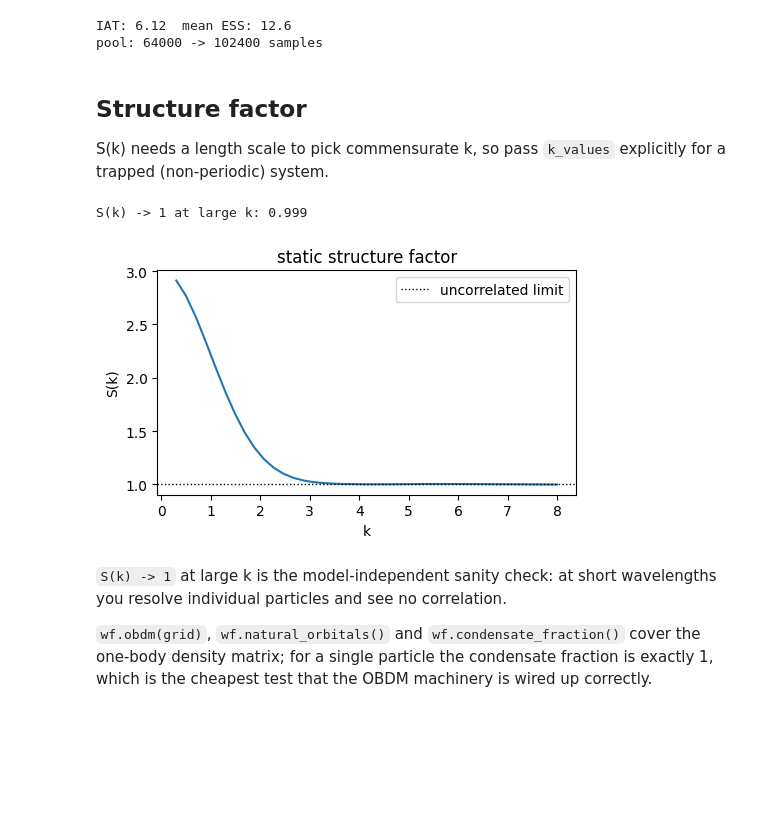
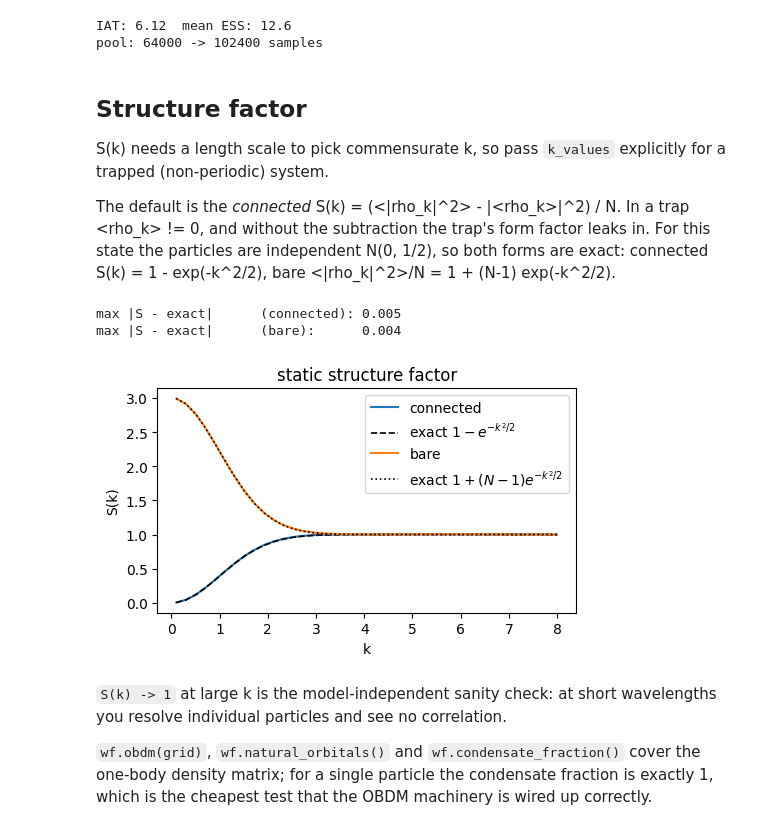
Before and after one commit to pfargas/qvarnet, a Jupyter notebook: notebooks/03-estimators.ipynb, the cells around one changed output. Drawn from its saved outputs; the diff is of its cells as text; code cells hidden in the pictures; blank space fills up the shorter version.

```diff
--- a/notebooks/03-estimators.ipynb
+++ b/notebooks/03-estimators.ipynb
@@ -140,19 +140,31 @@ pool: 64000 -> 102400 samples
 
 S(k) needs a length scale to pick commensurate k, so pass `k_values` explicitly for a
 trapped (non-periodic) system.
+
+The default is the *connected* S(k) = (<|rho_k|^2> - |<rho_k>|^2) / N. In a trap
+<rho_k> != 0, and without the subtraction the trap's form factor leaks in. For this
+state the particles are independent N(0, 1/2), so both forms are exact:
+connected S(k) = 1 - exp(-k^2/2), bare <|rho_k|^2>/N = 1 + (N-1) exp(-k^2/2).
 # %%
-k = np.linspace(0.3, 8.0, 40)
+k = np.linspace(0.1, 8.0, 40)
 k_out, S = wf.structure_factor(k_values=k)
+_, S_bare = wf.structure_factor(k_values=k, connected=False)
+S_exact = 1.0 - np.exp(-k**2 / 2)
+S_bare_exact = 1.0 + (n_particles - 1) * np.exp(-k**2 / 2)
 
 plt.figure(figsize=(5, 3.2))
-plt.plot(k_out, S, lw=1.5)
-plt.axhline(1.0, color="k", ls=":", lw=1, label="uncorrelated limit")
+plt.plot(k_out, S, lw=1.5, label="connected")
+plt.plot(k_out, S_exact, "k--", lw=1.2, label=r"exact $1 - e^{-k^2/2}$")
+plt.plot(k_out, S_bare, lw=1.5, color="tab:orange", label="bare")
+plt.plot(k_out, S_bare_exact, "k:", lw=1.2, label=r"exact $1 + (N-1)e^{-k^2/2}$")
 plt.xlabel("k"); plt.ylabel("S(k)"); plt.title("static structure factor")
 plt.legend(); plt.tight_layout()
-print("S(k) -> 1 at large k:", f"{S[-1]:.3f}")
+print("max |S - exact|      (connected):", f"{np.max(np.abs(S - S_exact)):.3f}")
+print("max |S - exact|      (bare):     ", f"{np.max(np.abs(S_bare - S_bare_exact)):.3f}")
 # %% [output]
-S(k) -> 1 at large k: 0.999
+max |S - exact|      (connected): 0.005
+max |S - exact|      (bare):      0.004
-[figure, old version]
+[figure, new version]
 # %% [markdown]
 `S(k) -> 1` at large k is the model-independent sanity check: at short wavelengths you
 resolve individual particles and see no correlation.
```
Also changed, not shown: parts of 3 cells of this notebook, 8 other files.
